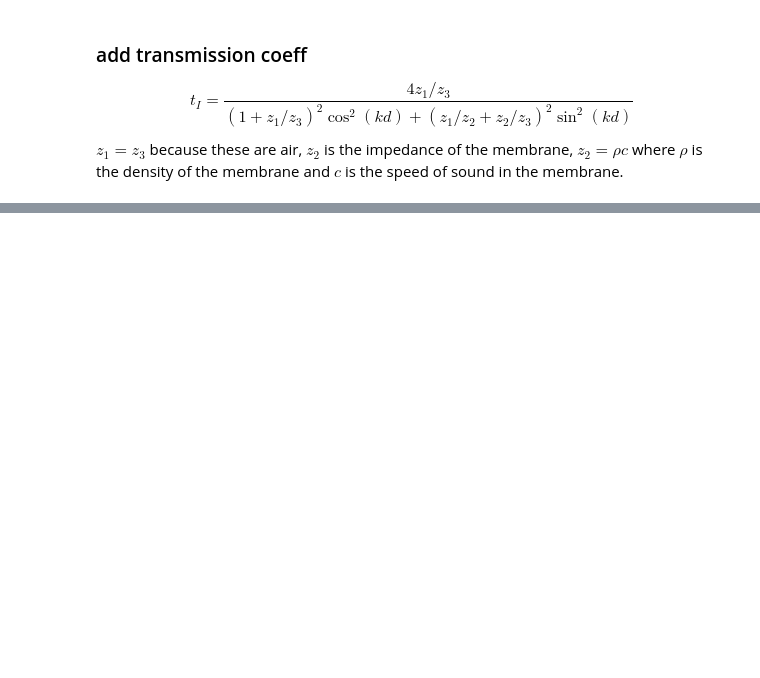
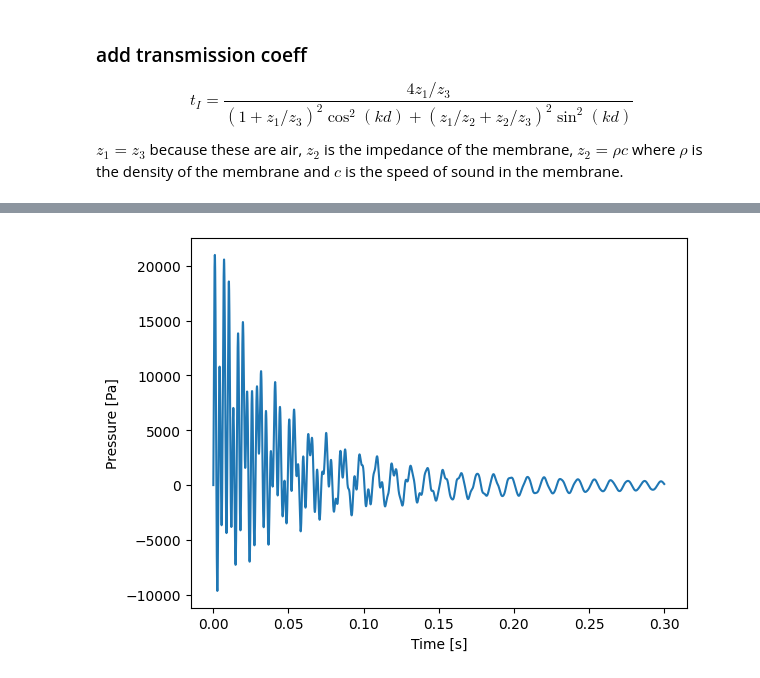
Before and after one commit to kjle/ATIAM-Promo-2025, a Jupyter notebook: AM/Percussion/timpani.ipynb, the cells around one changed output, grey strips where cells are left out. Saved outputs shown, nothing was run; the diff lists cells and outputs as text; code cells hidden in the pictures; blank space fills up the shorter version.

```diff
--- a/AM/Percussion/timpani.ipynb
+++ b/AM/Percussion/timpani.ipynb
@@ -156,0 +183,9 @@ Audio(p_sum_transmitted, rate=Fs)
+# %%
+# plot pressure of transmitted sound
+plt.plot(timebase, p_sum_transmitted_vanished)
+plt.xlabel('Time [s]')
+plt.ylabel('Pressure [Pa]')
+plt.show()
+Audio(p_sum_transmitted_vanished, rate=Fs)
+# %% [output]
+[figure, added]
```
Also changed, not shown: parts of 8 cells of this notebook.
